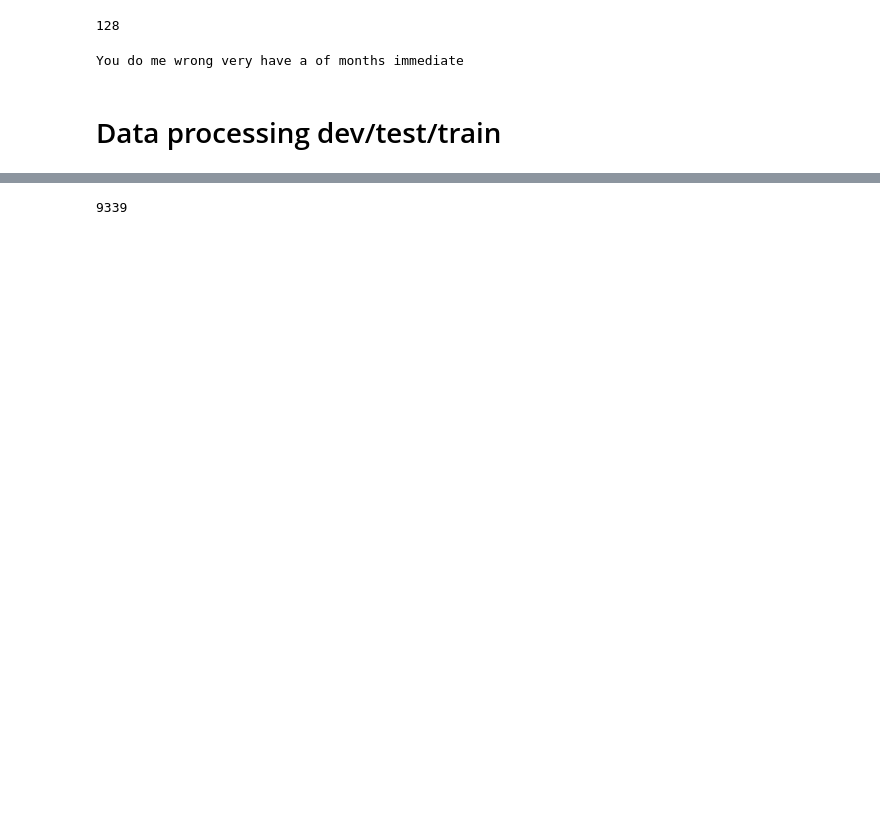
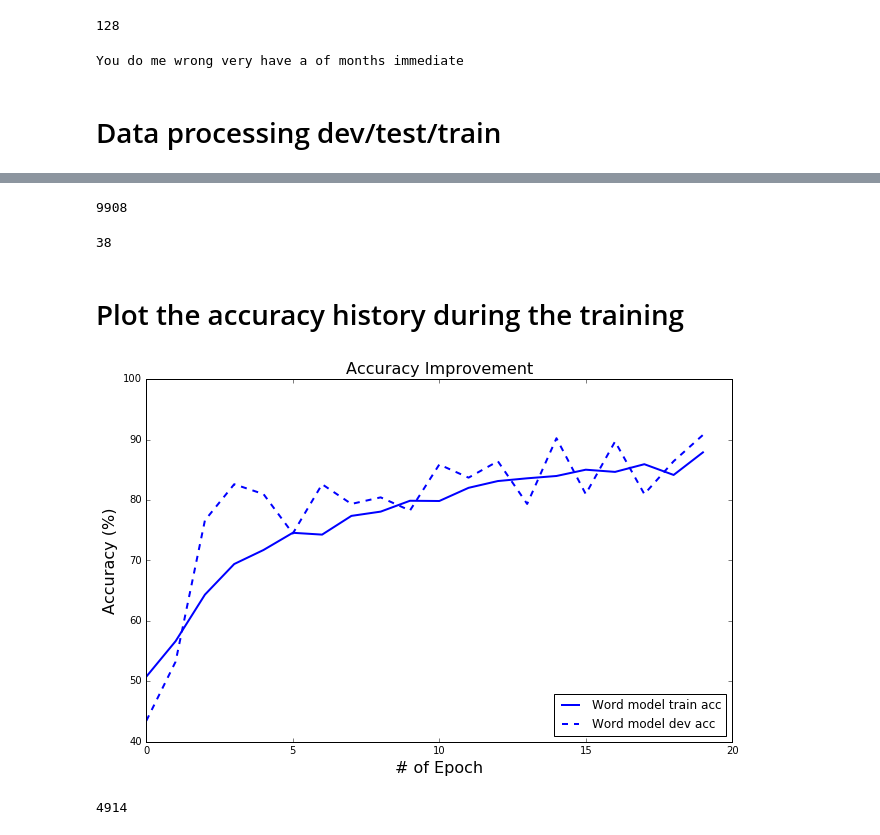
Before and after one commit to mmistele/bs-detection, a Jupyter notebook: keras/Weight analysis.ipynb, the cells around one changed output, grey strips where cells are left out. Cells and saved outputs as stored; diff of their text form; code cells hidden in the pictures; blank space fills up the shorter version.

```diff
--- a/keras/Weight analysis.ipynb
+++ b/keras/Weight analysis.ipynb
@@ -7,9 +7,23 @@ from keras.layers.embeddings import Embedding
 from keras.preprocessing import sequence
 from keras.initializers import glorot_uniform
 # %%
-X_train, Y_train = read_csv('data/train_shrink.csv')
+X_train, Y_train = read_csv('data/train-big.csv')
 X_test, Y_test = read_csv('data/test_minus_dev_big.csv')
+# small
+X_dev, Y_dev = read_csv('data/dev_big.csv')
 
+
+ratio=0.1
+total_train_num=len(X_train)
+train_num = int(ratio * total_train_num)
+train_index=(np.random.random([train_num])*total_train_num).astype(int)
+print (train_num)
+
+X_train=X_train[train_index]
+Y_train = Y_train[train_index]
+
+
+maxLen = len(max(X_train, key=len).split())+10
 print(maxLen)
 
 word_to_index, index_to_word, word_to_vec_map = read_glove_vecs('data/glove.6B.50d.txt')
@@ -73,4 +87,5 @@ def pretrained_embedding_layer(word_to_vec_map, word_to_index):
 embedding_layer = pretrained_embedding_layer(word_to_vec_map, word_to_index)
 X_train_indices = sentences_to_indices(X_train, word_to_index, maxLen)
 X_test_indices = sentences_to_indices(X_test, word_to_index, max_len = maxLen)
+X_dev_indices = sentences_to_indices(X_dev, word_to_index, maxLen)
 # %% [output]
@@ -180,10 +192,10 @@ def Model_V2(input_shape, word_to_vec_map, word_to_index,num_layer,num_cell,drop
 # Training the model
 # %%
 #model
-num_layer=[2] # index 0 is better
-num_cell=[32] # 0 index
+num_layer=[1] # index 0 is better
+num_cell=[64] # 0 index
 drop_ratio=[0.3] # 2 index
-bidirectional=[True] # 0 index
+bidirectional=[False] # 0 index
 
 # optimizer
 beta1=0.9
@@ -191,7 +203,7 @@ beta2=0.999
 
 #fitting
 learning_rate=[0.001]#[0.001,0.002,0.003,0.004]
-batch_size=[25]#[5,10,15,20,25]
+batch_size=[300]#[5,10,15,20,25]
 # %%
 il=0
 ic=0
@@ -520,7 +517,6 @@ import pandas as pd
 ratio=0.1
 total_train_num=len(X_train)
 train_num = int(ratio * total_train_num)
-X_train_indices = []
 print (train_num)
 train_index=(np.random.random([train_num])*total_train_num).astype(int)
 
@@ -531,6 +527,13 @@ Y_train = Y_train[train_index]
 # train
 X_train_shrink={'X': X_train, 'Y': Y_train}
 X_train_shrink = pd.DataFrame(X_train_shrink)
-X_train_shrink.to_csv('train_shrink.csv',header=False,index=False)
+X_train_shrink.to_csv('train_shrink.csv',sep=',',header=False,index=False)
 # %% [output]
-9339
+9908
+# %%
+maxLen = len(max(X_train, key=len).split())
+print(maxLen)
+# %% [output]
+38
+# %% [markdown]
+# Plot the accuracy history during the training
@@ -536,0 +543,22 @@ X_train_shrink.to_csv('train_shrink.csv',header=False,index=False)
+# %%
+history_acc_percentage=np.array(model_fitting.history['acc'][:20])*100
+history_dev_percentage=np.array(model_fitting.history['val_acc'][:20])*100
+# %%
+fig = plt.gcf()
+fig.set_size_inches(10.5, 6.5)
+
+word_train,=plt.plot(history_acc_percentage, linewidth=2,color='blue',linestyle='-',label='Word model train acc')
+word_dev,=plt.plot(history_dev_percentage, linewidth=2,color='blue',linestyle='--',label='Word model dev acc')
+plt.xlabel('# of Epoch',fontsize=16)
+plt.ylabel('Accuracy (%)',fontsize=16)
+plt.title('Accuracy Improvement',fontsize=16)
+plt.legend(handles=[word_train,word_dev],fontsize=12,loc=4)
+
+plt.show()
+fig.savefig('test2png.png', dpi=100)
+# %% [output]
+[figure, added]
+# %%
+sum(Y_train)
+# %% [output]
+4914
```
Also changed, not shown: parts of 16 cells of this notebook.
